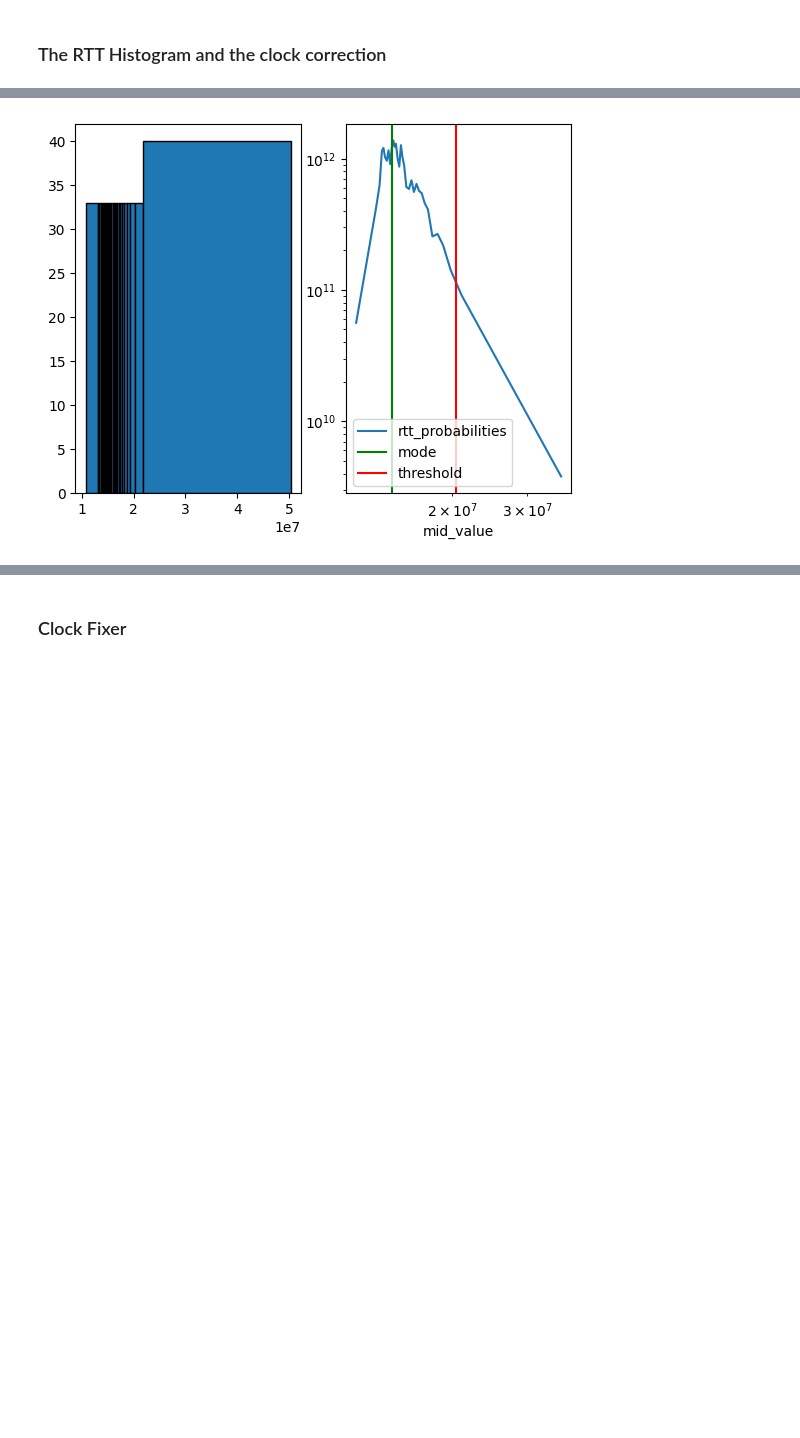
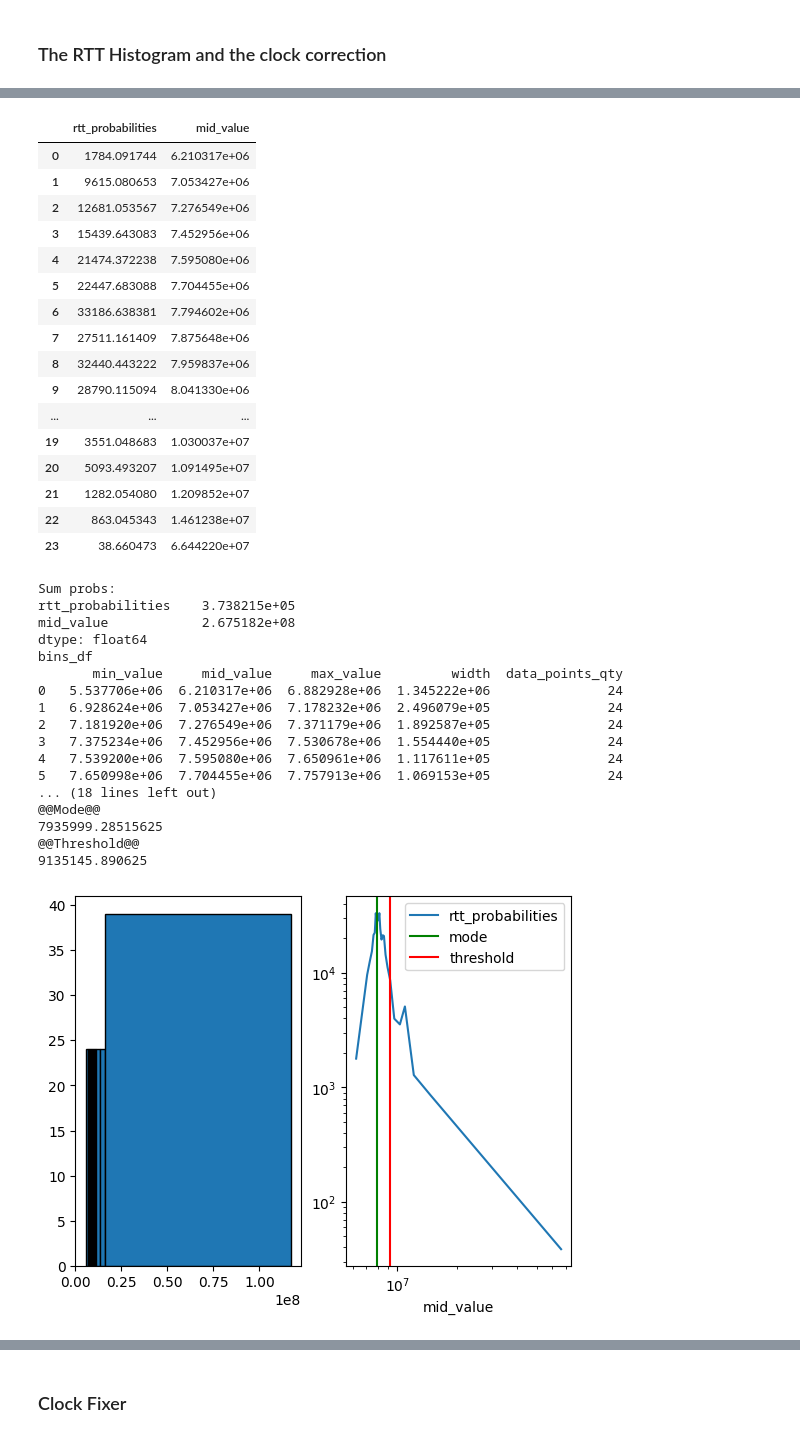
Before and after one commit to AgusHorn/tix-time-processor, a Jupyter notebook: analysis_notebook.ipynb, the cells around one changed output, grey strips where cells are left out. Drawn from its saved outputs; the diff is of its cells as text; code cells hidden in the pictures; blank space fills up the shorter version.

Commit message:
Commenting code and finding threshold

```diff
--- a/analysis_notebook.ipynb
+++ b/analysis_notebook.ipynb
@@ -21,6 +21,8 @@ from os import getcwd
 from os.path import join
 
 import pprint
+
+
 import matplotlib.pyplot as plt
 import numpy as np
 from processor.analysis.analysis import Analyzer
@@ -31,11 +33,11 @@ import pandas as pd
 # And setup the basic stuff, configure the pretty printer, load the reports, setup the analyzer and
 # define some more stuff.
 pprinter = pprint.PrettyPrinter(indent=2)
-reports_directory = join(getcwd(), 'batch-test-report', '1696913783')
+#reports_directory = join(getcwd(), 'batch-test-report', '1696913783')
+reports_directory = "/home/agustin/Desktop/LogsTestsMerged/Test2023-12-23/batch-reports/1703407752"
 reports_handler = ReportHandler(reports_directory)
 ip, obs_set = reports_handler.get_ip_and_processable_observations()
 if ip is None and obs_set is None:
     raise ValueError('No enough processable reports in directory {}'.format(reports_directory))
-print(ip)
 analyzer = Analyzer(obs_set)
 # %% [output]
@@ -56,20 +67,29 @@ def get_bins_and_bins_probabilities_dfs(histogram, probabilities_name='probabili
                              'data_points_qty': len(bin_.data)}
                             for bin_ in histogram.bins])
     bins_probabilities_normalized_df = pd.DataFrame(histogram.bins_probabilities,
-                                                    columns=[probabilities_name]) * (10 ** 8)
+                                                    columns=[probabilities_name]) * (10**8)
     bins_probabilities_df = pd.concat([bins_probabilities_normalized_df,
                                        bins_df['mid_value']],
                                       axis=1)
+
+    display(bins_df)
+    display(bins_probabilities_df)
     return bins_df, bins_probabilities_df
 
 def plot_histogram_and_pdf(fig, axs, fixed_size_bin_histogram, histogram_name, logy=True, logx=True):
+    print("FIXED")
     print(fixed_size_bin_histogram)
     bins_df, bins_probabilities_df = get_bins_and_bins_probabilities_dfs(fixed_size_bin_histogram, histogram_name)
-    print(bins_probabilities_df)
+    print("Sum probs: ")
+    print(bins_probabilities_df.sum())
+    print("bins_df")
     print(bins_df)
+    print("@@Mode@@")
+    print(fixed_size_bin_histogram.mode)
+    print("@@Threshold@@")
+    print(fixed_size_bin_histogram.threshold)
     data = [fixed_size_bin_histogram.characterization_function(d)
             for d in fixed_size_bin_histogram.data]
-    print(data)
     ranges = [b.min_value for b in fixed_size_bin_histogram.bins]
     ranges.append(fixed_size_bin_histogram.bins[-1].max_value)
     axs[0].hist(data, bins=ranges, edgecolor='black')
@@ -98,5 +112,5 @@ pprinter.pprint(analyzer.get_results())
 ### The RTT Histogram and the clock correction
 # %%
 fig, axs = plt.subplots(1, 2)
-plot_histogram_and_pdf(fig, axs, analyzer.rtt_histogram, 'rtt_probabilities')
+plot_histogram_and_pdf(fig, axs, analyzer.usage_calculator.downstream_histogram, 'rtt_probabilities')
 # %% [output]
@@ -120,4 +136,38 @@ plot_histogram_and_pdf(fig, axs, analyzer.rtt_histogram, 'rtt_probabilities')
+|  | rtt_probabilities | mid_value |
+| 0 | 1784.091744 | 6.210317e+06 |
+| 1 | 9615.080653 | 7.053427e+06 |
+| 2 | 12681.053567 | 7.276549e+06 |
+| 3 | 15439.643083 | 7.452956e+06 |
+| 4 | 21474.372238 | 7.595080e+06 |
+| 5 | 22447.683088 | 7.704455e+06 |
+| 6 | 33186.638381 | 7.794602e+06 |
+| 7 | 27511.161409 | 7.875648e+06 |
+| 8 | 32440.443222 | 7.959837e+06 |
+| 9 | 28790.115094 | 8.041330e+06 |
+| ... | ... | ... |
+| 19 | 3551.048683 | 1.030037e+07 |
+| 20 | 5093.493207 | 1.091495e+07 |
+| 21 | 1282.054080 | 1.209852e+07 |
+| 22 | 863.045343 | 1.461238e+07 |
+| 23 | 38.660473 | 6.644220e+07 |
+Sum probs:
+rtt_probabilities    3.738215e+05
+mid_value            2.675182e+08
+dtype: float64
+bins_df
+       min_value     mid_value     max_value         width  data_points_qty
+0   5.537706e+06  6.210317e+06  6.882928e+06  1.345222e+06               24
+1   6.928624e+06  7.053427e+06  7.178232e+06  2.496079e+05               24
+2   7.181920e+06  7.276549e+06  7.371179e+06  1.892587e+05               24
+3   7.375234e+06  7.452956e+06  7.530678e+06  1.554440e+05               24
+4   7.539200e+06  7.595080e+06  7.650961e+06  1.117611e+05               24
+5   7.650998e+06  7.704455e+06  7.757913e+06  1.069153e+05               24
+... (18 lines left out)
+@@Mode@@
+7935999.28515625
+@@Threshold@@
+9135145.890625
-[figure, old version]
+[figure, new version]
 # %%
 {'tau': analyzer.rtt_histogram.mode, 'tau_threshold': analyzer.rtt_histogram.threshold}
 # %% [output]
```
Also changed, not shown: parts of 11 cells of this notebook, 3 other files.
